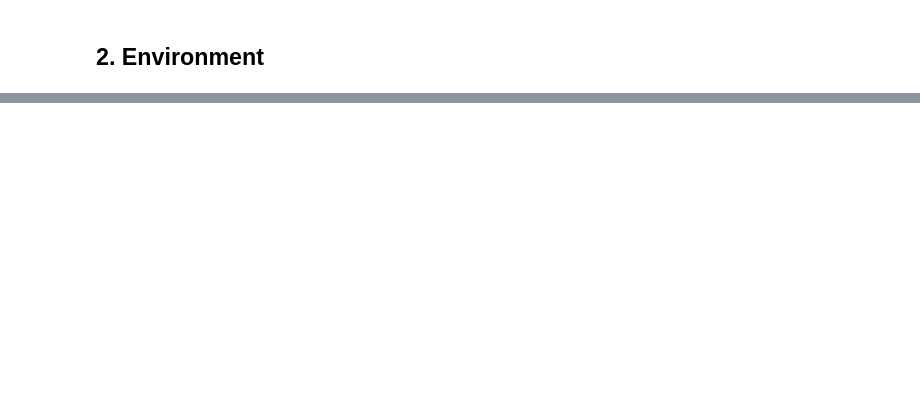
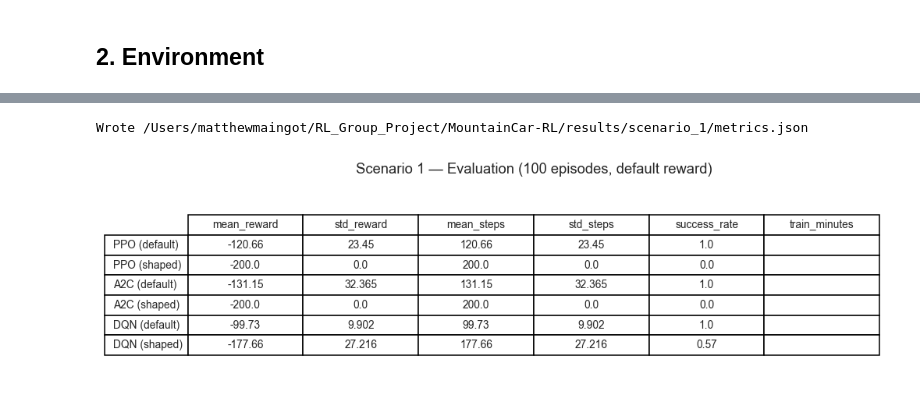
Before and after one commit to Jack-723/MountainCar-RL, a Jupyter notebook: notebooks/scenario_1_discrete_min_steps.ipynb, the cells around one changed output, grey strips where cells are left out. Saved outputs shown, nothing was run; the diff lists cells and outputs as text; code cells hidden in the pictures; blank space fills up the shorter version.

```diff
--- a/notebooks/scenario_1_discrete_min_steps.ipynb
+++ b/notebooks/scenario_1_discrete_min_steps.ipynb
@@ -74,0 +85,22 @@ print(f'Action space:      {env.action_space}')
+# %%
+env = gym.make(ENV_ID)
+env.reset(seed=SEED)
+print("env.spec.id        :", env.spec.id)
+print("observation_space  :", env.observation_space)
+print("action_space       :", env.action_space)
+print("max_episode_steps  :", env.spec.max_episode_steps)
+print("reward_range       :", env.reward_range)
+
+# Quick uniform-random rollout to confirm the sparse-reward problem.
+obs, _ = env.reset(seed=SEED)
+total_r, steps, reached = 0.0, 0, False
+for _ in range(env.spec.max_episode_steps):
+    a = env.action_space.sample()
+    obs, r, terminated, truncated, _ = env.step(a)
+    total_r += r; steps += 1
+    if terminated:
+        reached = True; break
+    if truncated:
+        break
+print(f"\nRandom-policy rollout: reward={total_r:.0f}, steps={steps}, reached_flag={reached}")
+env.close()
@@ -74,0 +535,16 @@ print(f'Action space:      {env.action_space}')
+# %%
+# Persist machine-readable metrics + a slide-ready table image.
+json_path = save_metrics(RESULTS_DIR, scenario=SCENARIO, results=results_for_json)
+print(f"Wrote {json_path}")
+
+table_for_slide = results_df.reset_index().set_index(
+    results_df.reset_index()["algo"] + " (" + results_df.reset_index()["reward_mode"] + ")"
+).drop(columns=["algo", "reward_mode"])
+save_metrics_table_png(
+    table_for_slide,
+    save_path=os.path.join(FIGS_DIR, "metrics_table.png"),
+    title="Scenario 1 — Evaluation (100 episodes, default reward)",
+)
+# %% [output]
+Wrote /Users/matthewmaingot/RL_Group_Project/MountainCar-RL/results/scenario_1/metrics.json
+[figure, added]
```
Also changed, not shown: parts of 39 cells of this notebook, 8 other files.
